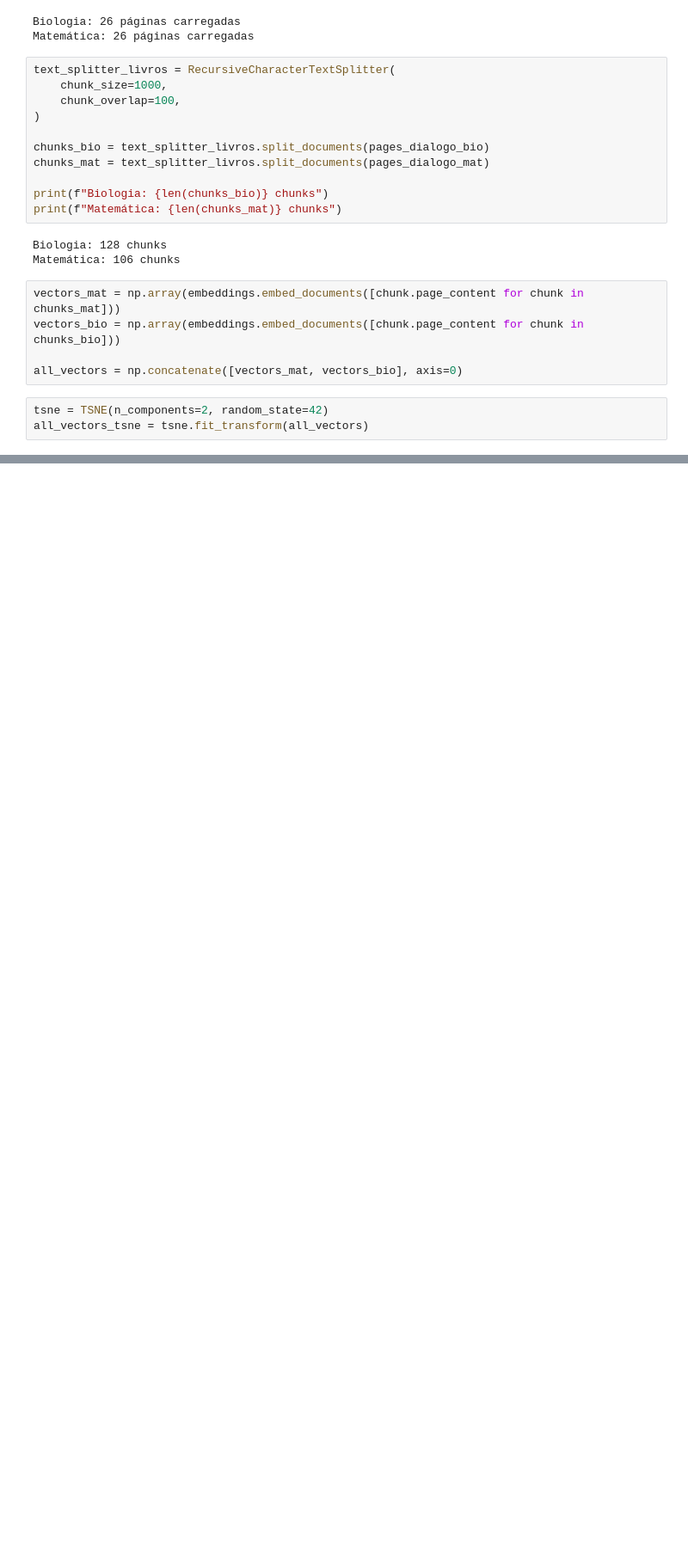
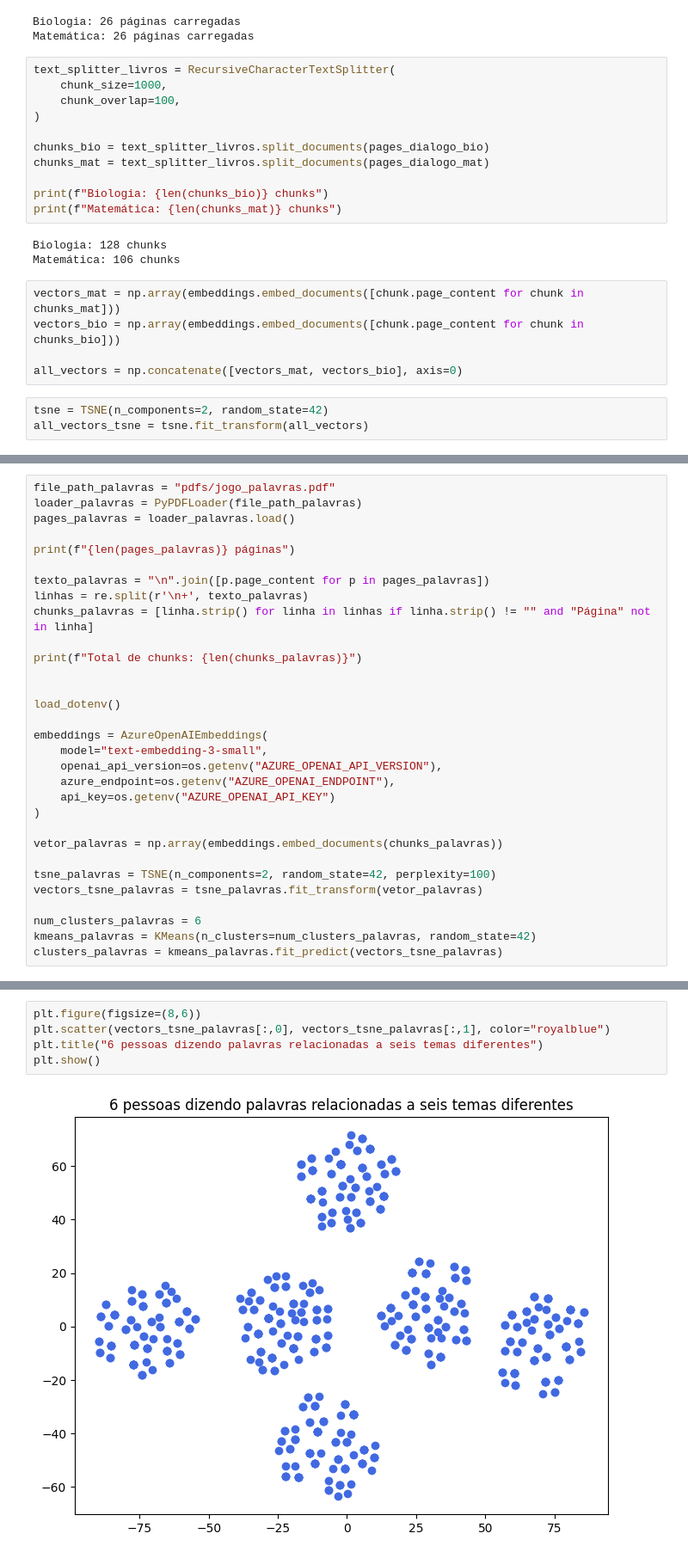
Before and after one commit to soishizaki/Pesquisa_PIBIC, a Jupyter notebook: exp01_embeddings/exp_01_análise_de_dialogos.ipynb, the cells around one changed output, grey strips where cells are left out. Shown at 86% size. Drawn from its saved outputs; the diff is of its cells as text; blank space fills up the shorter version.

```diff
--- a/exp01_embeddings/exp_01_análise_de_dialogos.ipynb
+++ b/exp01_embeddings/exp_01_análise_de_dialogos.ipynb
@@ -240,0 +244,31 @@ plt.show()
+# %%
+file_path_palavras = "pdfs/jogo_palavras.pdf"
+loader_palavras = PyPDFLoader(file_path_palavras)
+pages_palavras = loader_palavras.load()
+
+print(f"{len(pages_palavras)} páginas")
+
+texto_palavras = "\n".join([p.page_content for p in pages_palavras])
+linhas = re.split(r'\n+', texto_palavras)
+chunks_palavras = [linha.strip() for linha in linhas if linha.strip() != "" and "Página" not in linha]
+
+print(f"Total de chunks: {len(chunks_palavras)}")
+
+
+load_dotenv()
+
+embeddings = AzureOpenAIEmbeddings(
+    model="text-embedding-3-small",
+    openai_api_version=os.getenv("AZURE_OPENAI_API_VERSION"),
+    azure_endpoint=os.getenv("AZURE_OPENAI_ENDPOINT"),
+    api_key=os.getenv("AZURE_OPENAI_API_KEY")
+)
+
+vetor_palavras = np.array(embeddings.embed_documents(chunks_palavras))
+
+tsne_palavras = TSNE(n_components=2, random_state=42, perplexity=100)
+vectors_tsne_palavras = tsne_palavras.fit_transform(vetor_palavras)
+
+num_clusters_palavras = 6
+kmeans_palavras = KMeans(n_clusters=num_clusters_palavras, random_state=42)
+clusters_palavras = kmeans_palavras.fit_predict(vectors_tsne_palavras)
@@ -240,0 +278,7 @@ plt.show()
+# %%
+plt.figure(figsize=(8,6))
+plt.scatter(vectors_tsne_palavras[:,0], vectors_tsne_palavras[:,1], color="royalblue")
+plt.title("6 pessoas dizendo palavras relacionadas a seis temas diferentes")
+plt.show()
+# %% [output]
+[figure, added]
```
Also changed, not shown: parts of 14 cells of this notebook, 3 other files.
